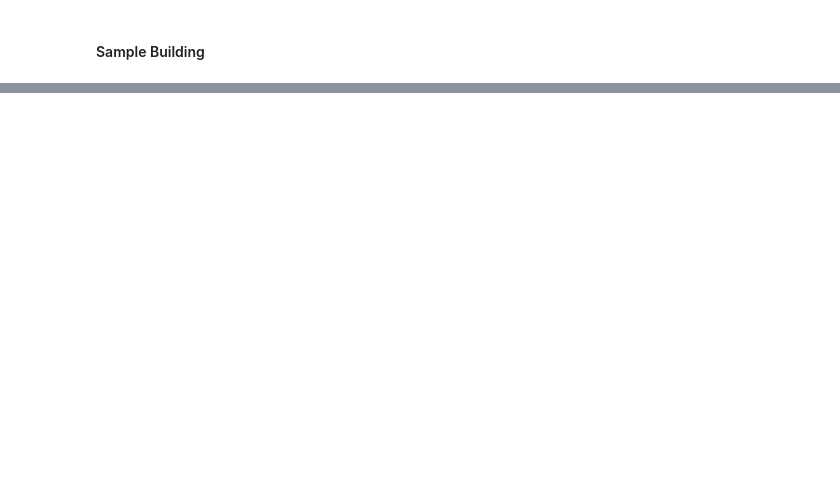
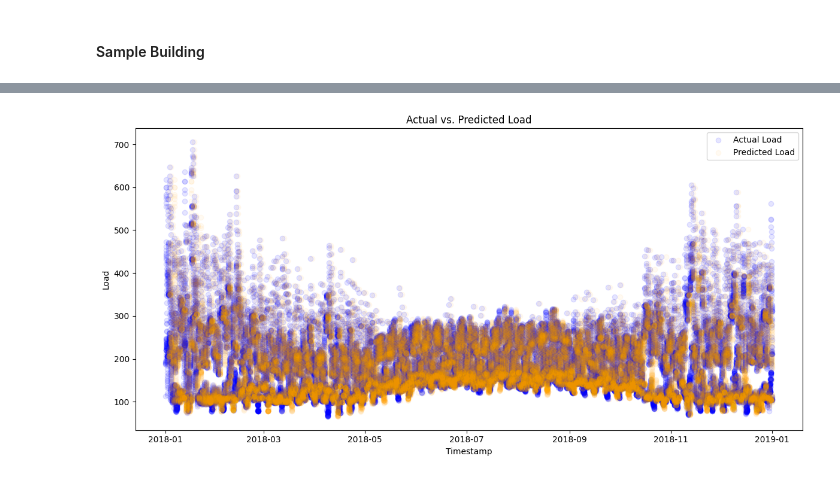
Before and after one commit to mainoahmuna/FermataEnergy_BTTStudio, a Jupyter notebook: src/baseline_models/PersistanceModel.ipynb, the cells around one changed output, grey strips where cells are left out. Saved outputs shown, nothing was run; the diff lists cells and outputs as text; code cells hidden in the pictures; blank space fills up the shorter version.

```diff
--- a/src/baseline_models/PersistanceModel.ipynb
+++ b/src/baseline_models/PersistanceModel.ipynb
@@ -226,0 +337,23 @@ sample_prediction.dropna()
+# %%
+def plot_actual_vs_predicted(Y_sample, sample_prediction):
+    plt.figure(figsize=(12, 6))
+
+    # Plot actual load
+    plt.scatter(Y_sample.index, Y_sample['load'], label="Actual Load", color='blue', alpha=0.1)
+
+    # Plot predicted load
+    plt.scatter(sample_prediction.index, sample_prediction['load'], label="Predicted Load", color='orange', alpha=0.05)
+
+    # Formatting the plot
+    plt.xlabel('Timestamp')
+    plt.ylabel('Load')
+    plt.title('Actual vs. Predicted Load')
+    plt.legend()
+    plt.tight_layout()
+
+    plt.show()
+
+# Run the plotting function
+plot_actual_vs_predicted(Y_sample, sample_prediction)
+# %% [output]
+[figure, added]
```
Also changed, not shown: parts of 20 cells of this notebook.
